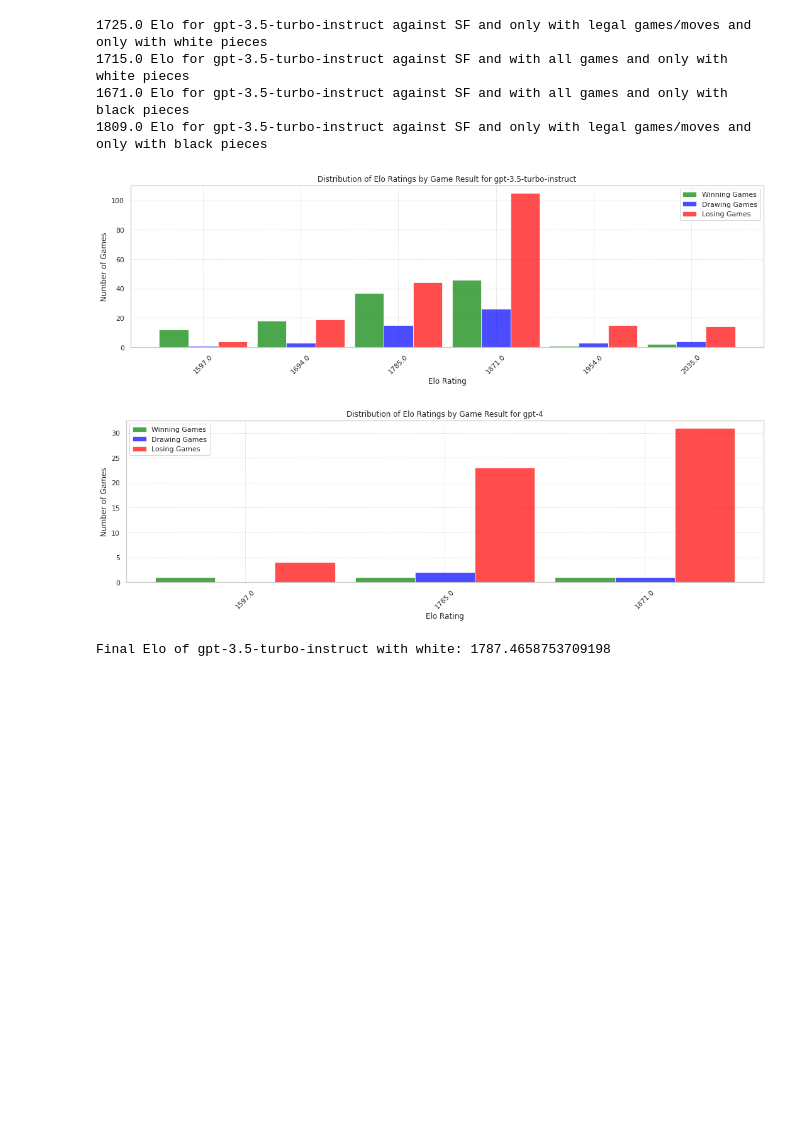
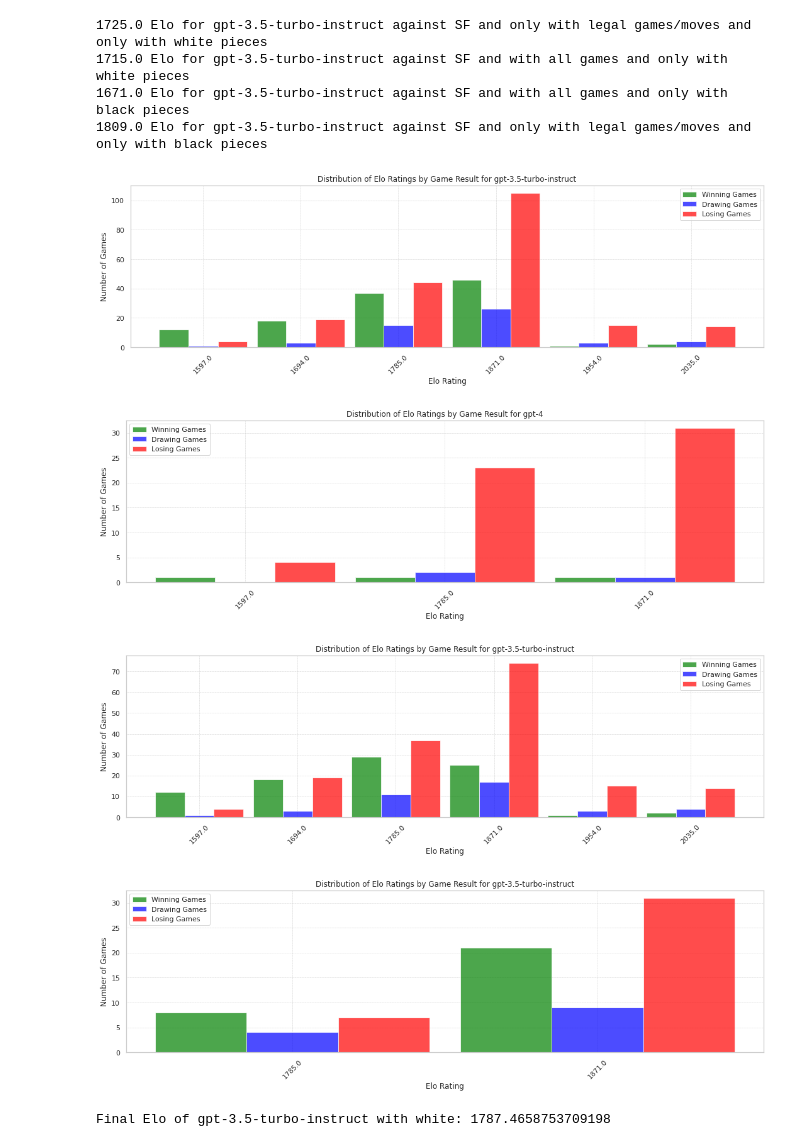
Before and after one commit to acherm/gptchess, a Jupyter notebook: analysis.ipynb, the cells around one changed output. Cells and saved outputs as stored; diff of their text form; code cells hidden in the pictures; blank space fills up the shorter version.

```diff
--- a/analysis.ipynb
+++ b/analysis.ipynb
@@ -1151,6 +1130,12 @@ def compute_elo(df_l, model_gpt_name):
 # Usage:
 compute_elo(df_non_random, 'gpt-3.5-turbo-instruct')
 compute_elo(df_non_random, 'gpt-4')
+
+print("With temperature=0")
+df_non_random['temperature'] = df_non_random['temperature'].astype(float)
+compute_elo(df_non_random.query("temperature == 0.0"), 'gpt-3.5-turbo-instruct')
+print("With temperature=0.8")
+compute_elo(df_non_random.query("temperature != 0"), 'gpt-3.5-turbo-instruct')
 # %% [output]
 1743.0 Elo for gpt-3.5-turbo-instruct against SF and only with legal games/moves
 1696.0 Elo for gpt-3.5-turbo-instruct against SF and with all games
@@ -1238,33 +1248,39 @@ def plot_elo_distribution(wrs, lrs, drs, model_gpt_name):
     index = np.arange(len(unique_elos))
     plt.figure(figsize=(15, 5))
     plt.bar(index, win_counts, bar_width, alpha=0.7, color='green', label='Winning Games')
     plt.bar(index + bar_width, draw_counts, bar_width, alpha=0.7, color='blue', label='Drawing Games')
     plt.bar(index + 2 * bar_width, lose_counts, bar_width, alpha=0.7, color='red', label='Losing Games')
 
     plt.xlabel('Elo Rating')
     plt.ylabel('Number of Games')
     plt.title(f'Distribution of Elo Ratings by Game Result for {model_gpt_name}')
 
     plt.xticks(index + bar_width, unique_elos, rotation=45)
     plt.legend()
     plt.tight_layout()
     plt.grid(True, which='both', linestyle='--', linewidth=0.5)
     plt.savefig(f"elo_distribution-scores-{model_gpt_name}.png", dpi=300, bbox_inches='tight')
     plt.show()
 
 def analyze_and_plot_elo_distribution(df_l, model_gpt_name):
     wrs, lrs, drs = extract_elo_ratings(df_l, model_gpt_name)
     plot_elo_distribution(wrs, lrs, drs, model_gpt_name)
 
 
 
 # Return the functions for further use
 analyze_and_plot_elo_distribution(df_non_random, "gpt-3.5-turbo-instruct")
 analyze_and_plot_elo_distribution(df_non_random, "gpt-4")
 # df_non_random
+
+
+analyze_and_plot_elo_distribution(df_non_random.query("not pgn_base.str.contains('Rennes FRA')"), 'gpt-3.5-turbo-instruct')
+analyze_and_plot_elo_distribution(df_non_random.query("pgn_base.str.contains('Rennes FRA')"), 'gpt-3.5-turbo-instruct')
 # %% [output]
 [figure]
 [figure]
+[figure, added]
+[figure, added]
 # %%
 final_elo = fide_elo_computation(df.query('nstarting_move <= 2 and temperature == 0.0'), 'gpt-3.5-turbo-instruct') # starting_elo=1700, K=40)
 print(f"Final Elo of gpt-3.5-turbo-instruct with white: {final_elo}")
```
Also changed, not shown: parts of 18 cells of this notebook, 1 other file.
